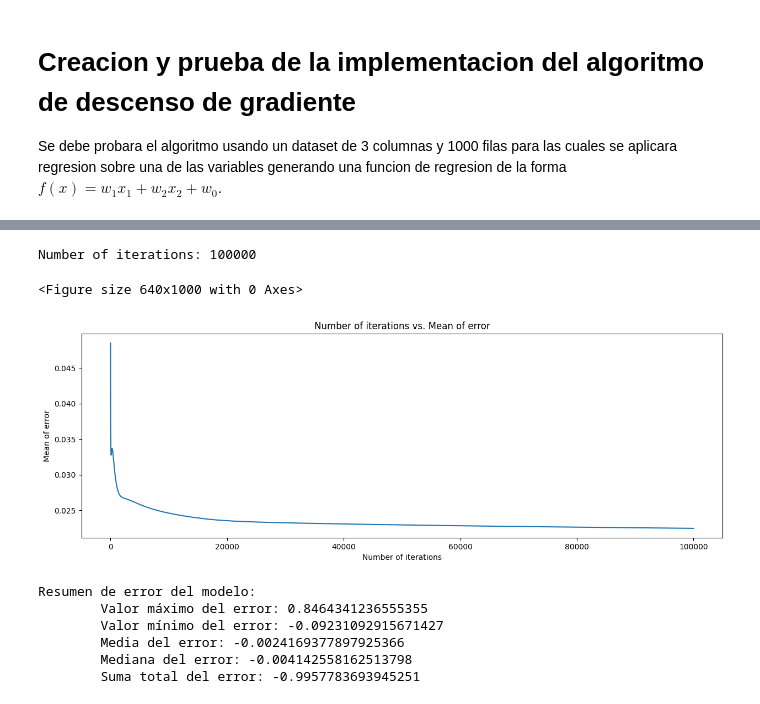
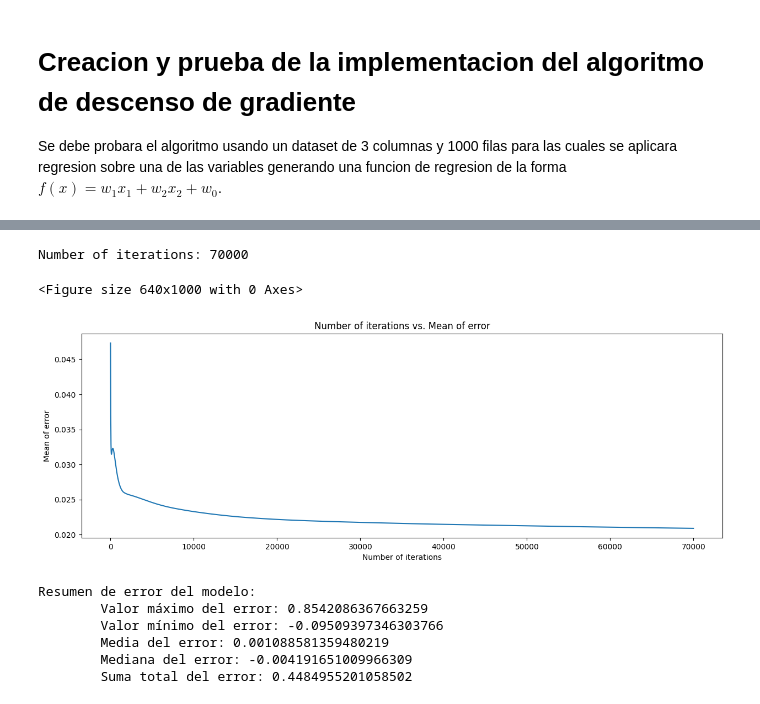
Before and after one commit to danielrobapaz/CI5438-Proyecto1, a Jupyter notebook: testing.ipynb, the cells around one changed output, grey strips where cells are left out. Cells and saved outputs as stored; diff of their text form; code cells hidden in the pictures.

```diff
--- a/testing.ipynb
+++ b/testing.ipynb
@@ -44,4 +44,4 @@ df_not_null_norm = pd.read_csv('datasets/CarDekho_not_null_normalize.csv')
 makers = list(df_not_null_norm['Make'].unique())
 fuel_types = list(df_not_null_norm['Fuel Type'].unique())
 owners = list(df_not_null_norm['Owner'].unique())
-max_iter = 100000
+max_iter = 70000
@@ -141,31 +150,30 @@ Resumen de error del modelo:
 # %%
-## usando las variables de ejemplo dadas con el dataset normalizado rellenando nulos
 df_fill_cat_norm = pd.read_csv('datasets/CarDekho_fill_cat_norm.csv')
 dep_var = 'Price'
-ind_vars = ['Year', 'Kilometer', 'Fuel Tank Capacity', 'Seating Capacity','Manual', 'Automatic', 'Height', 'Width'] + fuel_types + owners + makers
+ind_vars = ['Year', 'Kilometer', 'Fuel Tank Capacity', 'Seating Capacity','Manual', 'Automatic', 'Length', 'Width'] + fuel_types + owners + makers
 x_train, x_test, y_train, y_test = train_test_split(df_fill_cat_norm[ind_vars], df_fill_cat_norm[dep_var], test_size=0.2, random_state=0)
 
 train_set = pd.DataFrame()
 train_set[dep_var] = y_train
 train_set[ind_vars] = x_train
 
 model_not_null = Prediction_model(training_set=train_set,
                                   dep_var=dep_var,
                                   ind_vars=ind_vars)
 
 model_not_null.train_model(max_iter=max_iter)
 
 test_set = pd.DataFrame()
 test_set[dep_var] = y_test
 test_set[ind_vars] = x_test
 model_not_null.test_model(test_set=test_set)
 # %% [output]
-Number of iterations: 100000
+Number of iterations: 70000
 <Figure size 640x1000 with 0 Axes>
-[figure, old version]
+[figure, new version]
 Resumen de error del modelo:
-        Valor máximo del error: 0.8464341236555355
-        Valor mínimo del error: -0.09231092915671427
-        Media del error: -0.0024169377897925366
-        Mediana del error: -0.004142558162513798
-        Suma total del error: -0.9957783693945251
+        Valor máximo del error: 0.8542086367663259
+        Valor mínimo del error: -0.09509397346303766
+        Media del error: 0.001088581359480219
+        Mediana del error: -0.004191651009966309
+        Suma total del error: 0.4484955201058502
```
Also changed, not shown: parts of 27 cells of this notebook, 9 other files.
